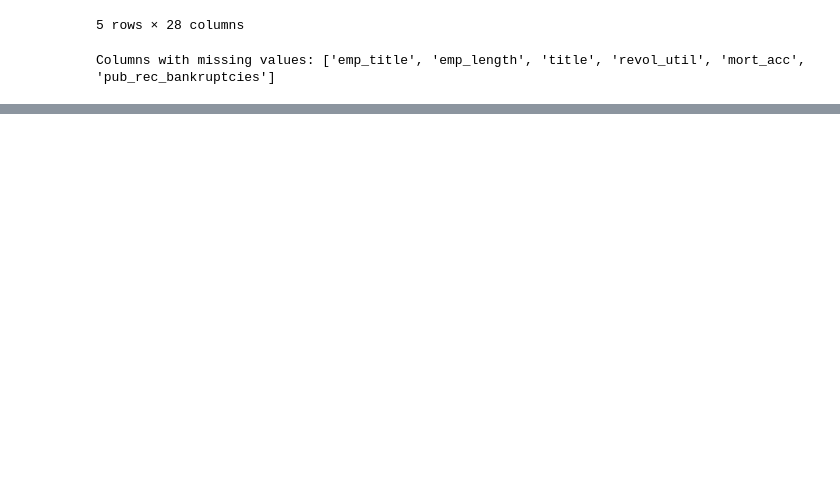
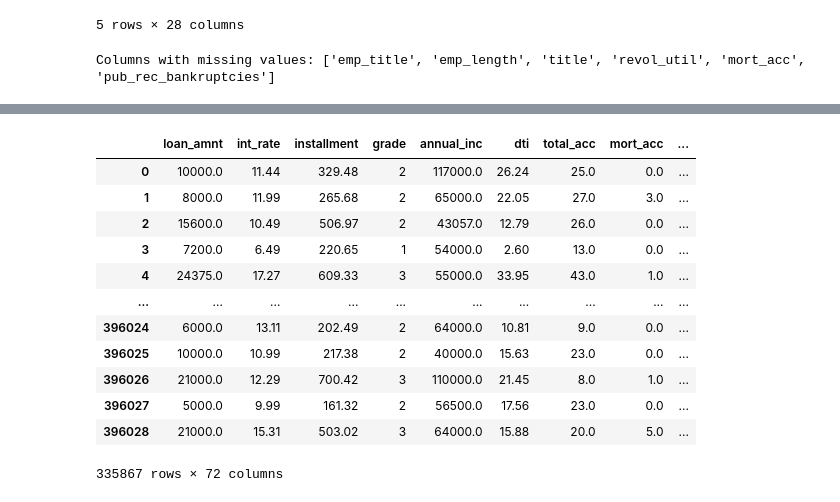
Before and after one commit to Fiona040/techlab_ds04, a Jupyter notebook: EDA.ipynb, the cells around one changed output, grey strips where cells are left out. Saved outputs shown, nothing was run; the diff lists cells and outputs as text; code cells hidden in the pictures; blank space fills up the shorter version.

```diff
--- a/EDA.ipynb
+++ b/EDA.ipynb
@@ -355,8 +365,7 @@ Columns with missing values: ['emp_title', 'emp_length', 'title', 'revol_util',
 # %%
 from sklearn.model_selection import train_test_split
 from sklearn.linear_model import LogisticRegression
+from sklearn.preprocessing import MinMaxScaler
+from sklearn.pipeline import Pipeline
 
-X = df.drop(['loan_status', 'loan_status_bin'], axis=1)  # dropping both to prevent redundancy
-y = df['loan_status_bin']
-
-X.fillna(X.mean(), inplace=True)
+df.dropna(inplace=True)
@@ -364,0 +376,5 @@ TypeError: can only concatenate str (not "int") to str
+# %%
+columns_to_drop = ['emp_title', 'issue_d', 'address', 'loan_status', "purpose", "title", "earliest_cr_line",'open_acc', 'pub_rec', 'revol_bal', "revol_util" ]
+
+# Dropping the columns from the DataFrame
+df = df.drop(columns=columns_to_drop, axis=1)
@@ -364,0 +389,2 @@ TypeError: can only concatenate str (not "int") to str
+# %%
+df['grade']=df['grade'].map({'A': 1, 'B': 2, 'C': 3, 'D': 4, 'E': 5, 'F': 6, 'G': 7})
@@ -364,0 +400,18 @@ TypeError: can only concatenate str (not "int") to str
+# %%
+df_dummies = pd.get_dummies(df) #get dummy for categorical features
+# %%
+df_dummies
+# %% [output]
+|  | loan_amnt | int_rate | installment | grade | annual_inc | dti | total_acc | mort_acc | ... |
+| 0 | 10000.0 | 11.44 | 329.48 | 2 | 117000.0 | 26.24 | 25.0 | 0.0 | ... |
+| 1 | 8000.0 | 11.99 | 265.68 | 2 | 65000.0 | 22.05 | 27.0 | 3.0 | ... |
+| 2 | 15600.0 | 10.49 | 506.97 | 2 | 43057.0 | 12.79 | 26.0 | 0.0 | ... |
+| 3 | 7200.0 | 6.49 | 220.65 | 1 | 54000.0 | 2.60 | 13.0 | 0.0 | ... |
+| 4 | 24375.0 | 17.27 | 609.33 | 3 | 55000.0 | 33.95 | 43.0 | 1.0 | ... |
+| ... | ... | ... | ... | ... | ... | ... | ... | ... | ... |
+| 396024 | 6000.0 | 13.11 | 202.49 | 2 | 64000.0 | 10.81 | 9.0 | 0.0 | ... |
+| 396025 | 10000.0 | 10.99 | 217.38 | 2 | 40000.0 | 15.63 | 23.0 | 0.0 | ... |
+| 396026 | 21000.0 | 12.29 | 700.42 | 3 | 110000.0 | 21.45 | 8.0 | 1.0 | ... |
+| 396027 | 5000.0 | 9.99 | 161.32 | 2 | 56500.0 | 17.56 | 23.0 | 0.0 | ... |
+| 396028 | 21000.0 | 15.31 | 503.02 | 3 | 64000.0 | 15.88 | 20.0 | 5.0 | ... |
+335867 rows × 72 columns
```
Also changed, not shown: parts of 33 cells of this notebook.
